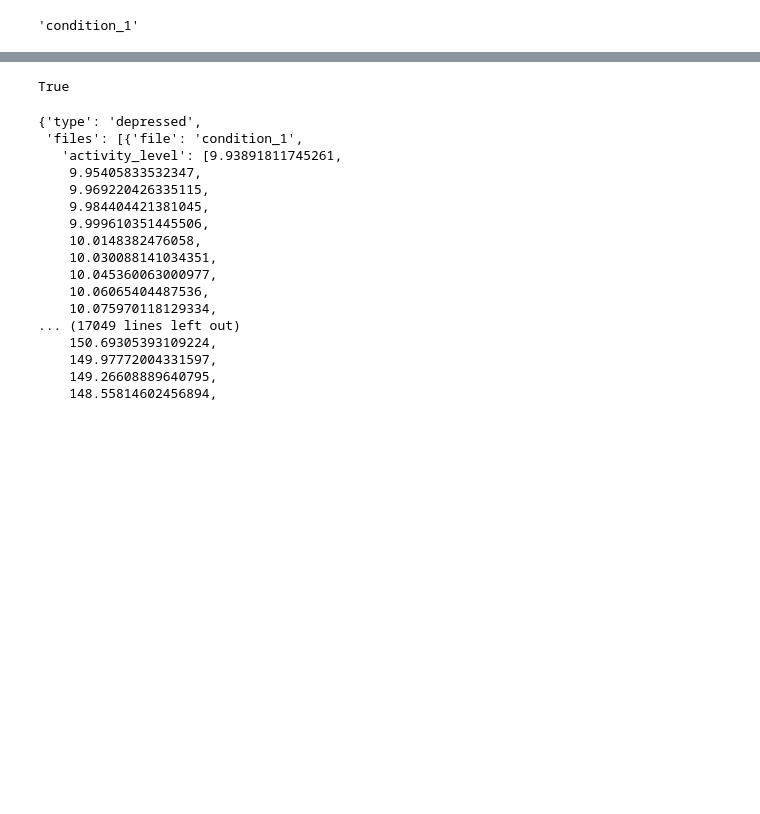
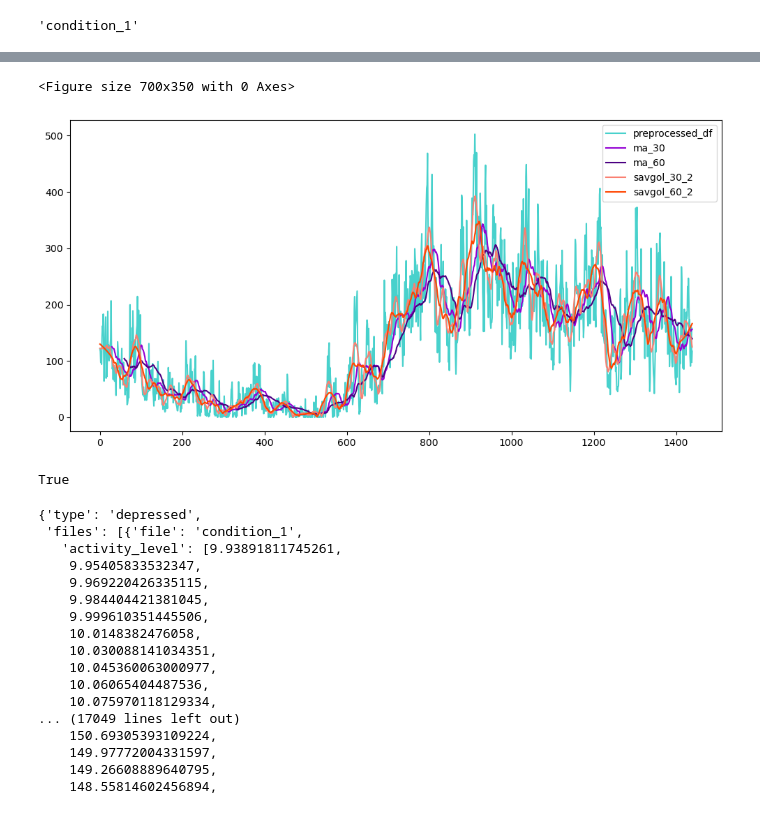
Before and after one commit to BananaBond/IVDA_Project, a Jupyter notebook: data-preprocess/preprocess.ipynb, the cells around one changed output, grey strips where cells are left out. Drawn from its saved outputs; the diff is of its cells as text; code cells hidden in the pictures; blank space fills up the shorter version.

```diff
--- a/data-preprocess/preprocess.ipynb
+++ b/data-preprocess/preprocess.ipynb
@@ -117,3 +130,29 @@ ax.legend(["preprocessed_df", "preprocessed_df_shifted","guassian","guassian_shi
+# %%
+i=2
+fig = plt.figure()
+plt.rcParams["figure.figsize"] = [7.00, 3.50]
+plt.rcParams["figure.autolayout"] = True
+
+ax = dep_files[i]["preprocessed_df"].plot(figsize=(10,5),color='mediumturquoise')
+
+get_ma_df(dep_files[i]["preprocessed_df"], 30).plot(ax=ax,color='darkviolet')
+get_ma_df(dep_files[i]["preprocessed_df"], 60).plot(ax=ax,color='indigo')
+
+get_savgol_df(dep_files[i]["preprocessed_df"], 30, 2).plot(ax=ax,color='salmon')
+get_savgol_df(dep_files[i]["preprocessed_df"], 60, 2).plot(ax=ax,color='orangered')
+
+
+ax.legend(["preprocessed_df", "ma_30","ma_60","savgol_30_2","savgol_60_2"])
+leg = ax.get_legend()
+leg.legendHandles[0].set_color('mediumturquoise')
+leg.legendHandles[1].set_color('darkviolet')
+leg.legendHandles[2].set_color('indigo')
+leg.legendHandles[3].set_color('salmon')
+leg.legendHandles[4].set_color('orangered')
+plt.show()
+# %% [output]
+<Figure size 700x350 with 0 Axes>
+[figure, added]
 # %%
 import json
 
```
Also changed, not shown: parts of 3 cells of this notebook, 2 other files.
